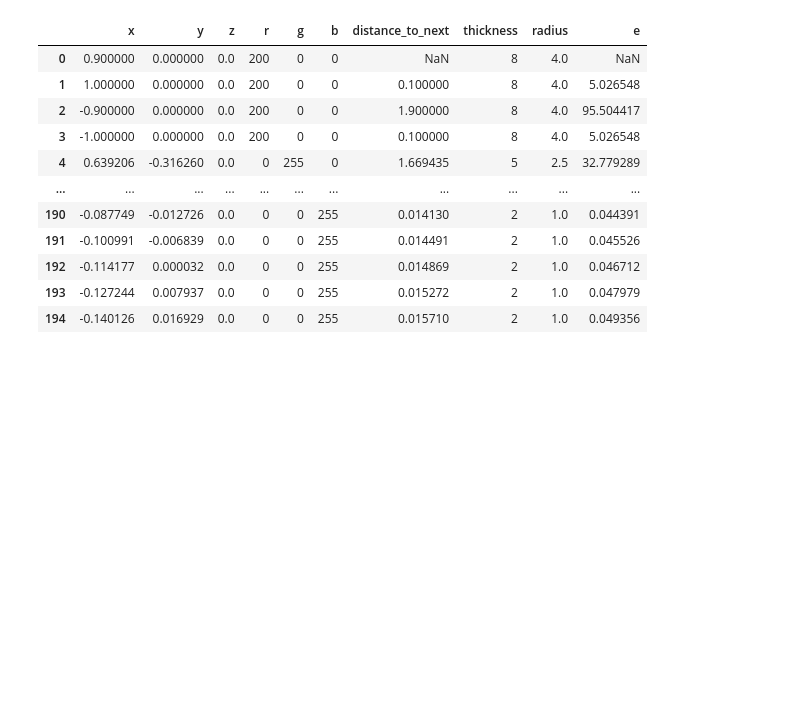
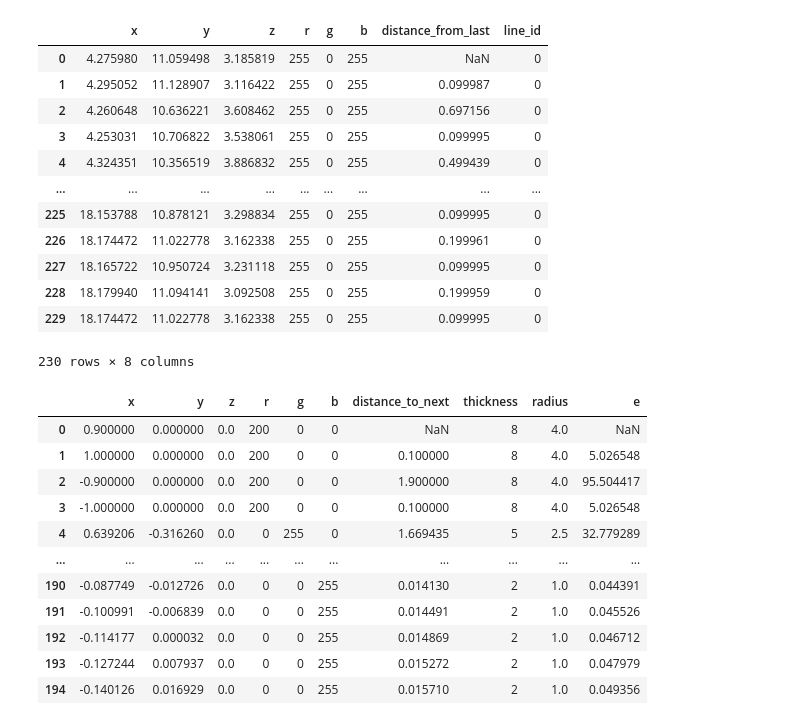
Before and after one commit to joeforth/fractal_slicer, a Jupyter notebook: many_colours_one_file_network.ipynb, the cells around one changed output. Saved outputs shown, nothing was run; the diff lists cells and outputs as text; code cells hidden in the pictures; blank space fills up the shorter version.

```diff
--- a/many_colours_one_file_network.ipynb
+++ b/many_colours_one_file_network.ipynb
@@ -92,3 +142,19 @@ plt.show()
+# %%
+df[df['line_id'] == 0]
+# %% [output]
+|  | x | y | z | r | g | b | distance_from_last | line_id |
+| 0 | 4.275980 | 11.059498 | 3.185819 | 255 | 0 | 255 | NaN | 0 |
+| 1 | 4.295052 | 11.128907 | 3.116422 | 255 | 0 | 255 | 0.099987 | 0 |
+| 2 | 4.260648 | 10.636221 | 3.608462 | 255 | 0 | 255 | 0.697156 | 0 |
+| 3 | 4.253031 | 10.706822 | 3.538061 | 255 | 0 | 255 | 0.099995 | 0 |
+| 4 | 4.324351 | 10.356519 | 3.886832 | 255 | 0 | 255 | 0.499439 | 0 |
+| ... | ... | ... | ... | ... | ... | ... | ... | ... |
+| 225 | 18.153788 | 10.878121 | 3.298834 | 255 | 0 | 255 | 0.099995 | 0 |
+| 226 | 18.174472 | 11.022778 | 3.162338 | 255 | 0 | 255 | 0.199961 | 0 |
+| 227 | 18.165722 | 10.950724 | 3.231118 | 255 | 0 | 255 | 0.099995 | 0 |
+| 228 | 18.179940 | 11.094141 | 3.092508 | 255 | 0 | 255 | 0.199959 | 0 |
+| 229 | 18.174472 | 11.022778 | 3.162338 | 255 | 0 | 255 | 0.099995 | 0 |
+230 rows × 8 columns
 # %%
 def determine_style(row):
     # capillaries
```
Also changed, not shown: parts of 4 cells of this notebook, 1 other file.
